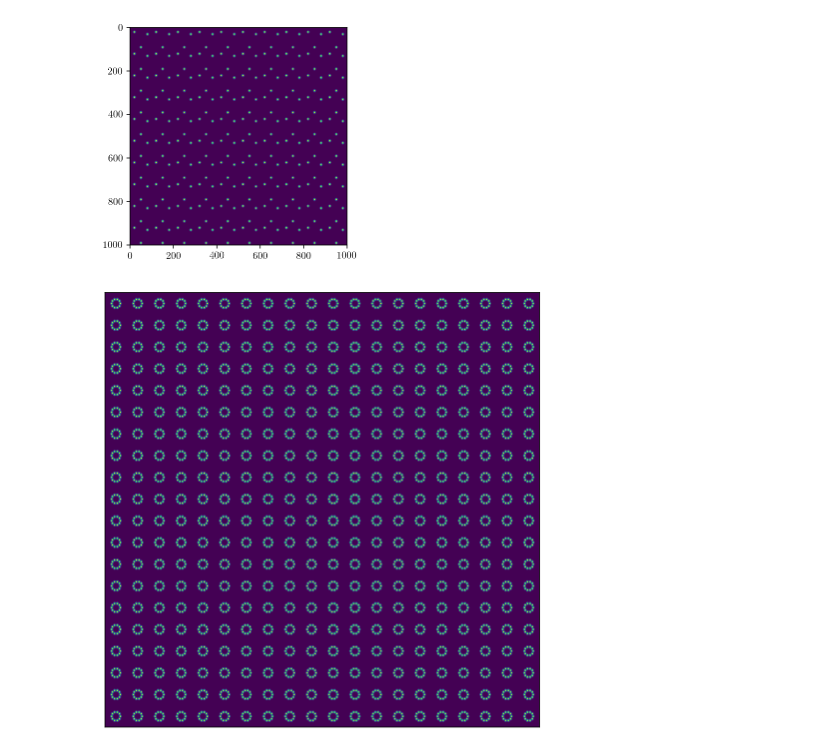
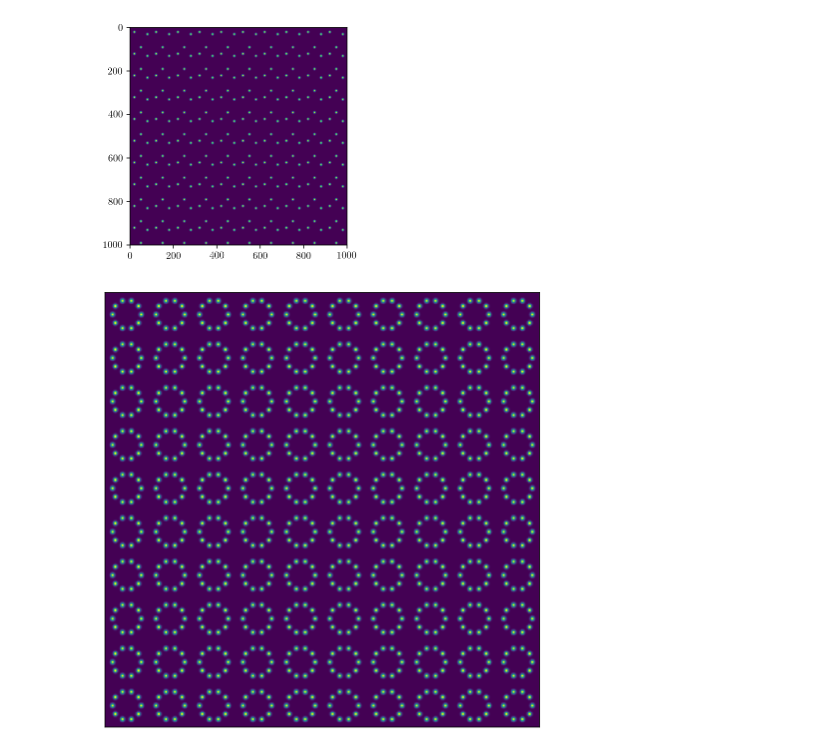
Before and after one commit to Hekstra-Lab/phase-retrieval, a Jupyter notebook: lattices.ipynb, the cells around one changed output. Cells and saved outputs as stored; diff of their text form; code cells hidden in the pictures.

```diff
--- a/lattices.ipynb
+++ b/lattices.ipynb
@@ -88,18 +75,20 @@ plt.show()
 # %%
 from scipy.stats import multivariate_normal
 # %%
-def gaussian_lattice(n_atoms,uc_size,n_tiles, means):
+# Note this is not consistent with the gaussian lattice function in phase_mixing_utils
+#This one lets you set the variance of each gaussian with the r parameter
+def gaussian_lattice(n_atoms,uc_size,n_tiles, means, r):
     """ Create a square lattice composed of unit cells each containg n_atoms gaussians of unit variance
         Lattice dimensions are (uc_size*n_tiles)x(uc_size*n_tiles)
         Means is an array of locations for the gaussians - each value must be less than uc_size
-        Default variance is uc_size/10
+        r is variance of each gaussian
         Output is an array containg the lattice"""
     uc = np.zeros((uc_size,uc_size))
     X,Y = np.meshgrid(np.arange(uc_size),np.arange(uc_size))
     pos = np.empty(X.shape + (2,))
     pos[:, :, 0] = X; pos[:, :, 1] = Y
     for i in range(n_atoms):
-        mvn = multivariate_normal(mean=means[i],cov = uc_size/10.)
+        mvn = multivariate_normal(mean=means[i],cov = r)
         uc = uc + mvn.pdf(pos)
     #return uc
     return np.tile(uc,(n_tiles,n_tiles))
@@ -111,13 +100,18 @@ plt.show()
 # %% [output]
 [figure]
 # %%
+def_uc = 100
 th = np.linspace(0,2*np.pi,11)
-circ_mu = np.array([[50+20*np.cos(t),50+20*np.sin(t)] for t in th[:-1]])
+circ_mu = np.array([[def_uc/2+(def_uc/3)*np.cos(t),def_uc/2+(def_uc/3)*np.sin(t)] for t in th[:-1]])
+# %%
+rings = gaussian_lattice(10,def_uc,10, circ_mu,10)
+ft_rings = np.fft.fft2(rings)
 # %%
 plt.figure(figsize=(8,8))
-plt.imshow(gaussian_lattice(10,100,20, circ_mu))
+plt.imshow(rings)
 plt.xticks([])
 plt.yticks([])
+#phase_intensity_plot(ft_rings)
 plt.show()
 # %% [output]
-[figure, old version]
+[figure, new version]
```
Also changed, not shown: parts of 21 cells of this notebook.
